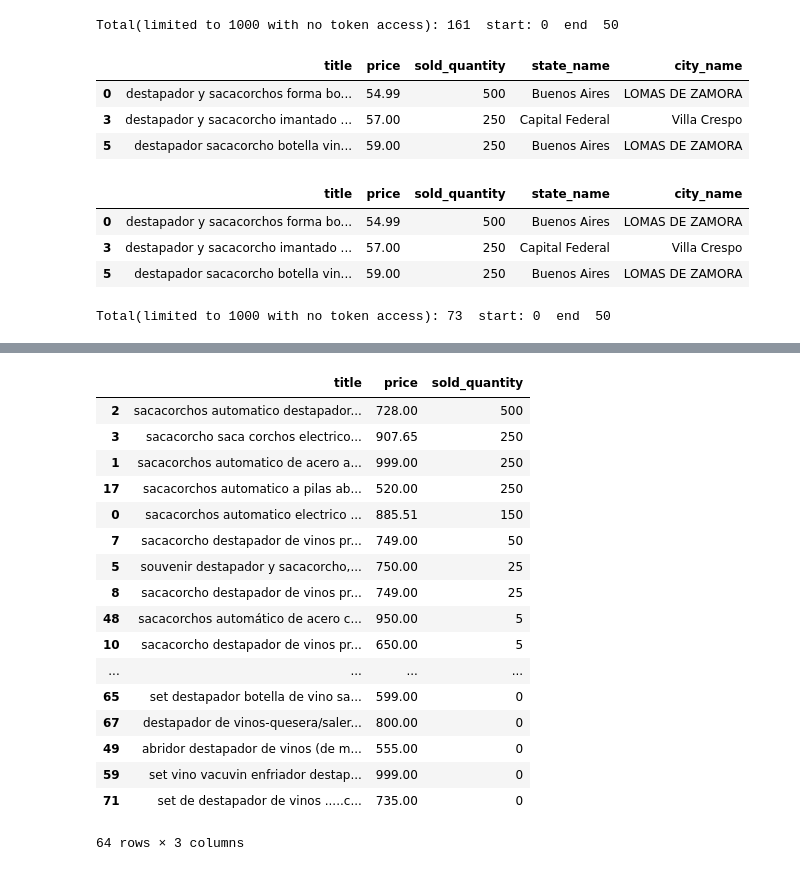
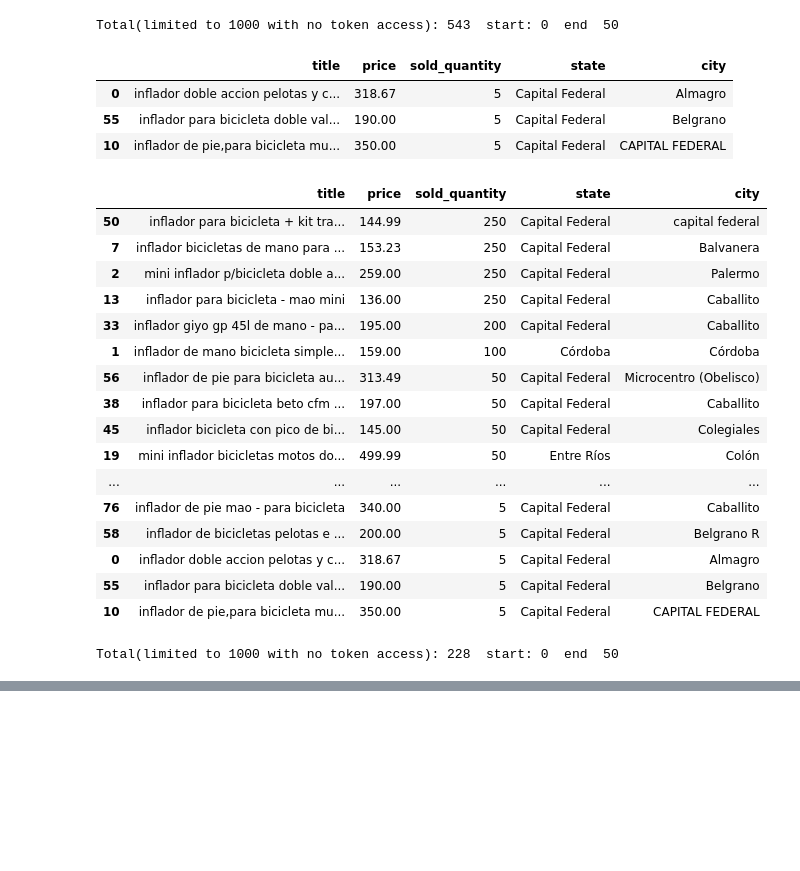
Before and after one commit to cf2018/ML, a Jupyter notebook: mercado libre python api.ipynb, the cells around one changed output, grey strips where cells are left out. Saved outputs shown, nothing was run; the diff lists cells and outputs as text; code cells hidden in the pictures; blank space fills up the shorter version.

```diff
--- a/mercado libre python api.ipynb
+++ b/mercado libre python api.ipynb
@@ -14,7 +14,7 @@ from datetime import date
 ##########################################################################################
 # PRODUCTO A BUSCAR
 
-product = "vino destapador"
+product = "inflador bicicleta"
 product_to_avoid = "xxx"
 
 min_price_list = (1,501)#,3000,8000,16000)
@@ -23,42 +23,55 @@ max_price_list = (500,1000)#,3000,8000,16000,240000)
 other_locations = "ezpeleta"
 # SI EL MAXIMO VENDIDO ES 1000, y % 0.7 SOLO MUESTRA LOS QUE VENDIERON ARRIBA DE 700
 percentage_max_sell = "0.05"
 # USED o NEW
 sell_condition = "new" #"old"
 # MINIMUM SELL FOR LOCATION
 min_sell = 1
 
 file = open("mla_results_" + product + ".csv","a+")
 
 #########################################################################################
 
 num = 0
 for price in min_price_list:
     min_price = min_price_list[num]
     max_price = max_price_list[num]
     mla_list = search_mla_return_list(product,min_price,max_price)
     #return_tuples_from_list(mla_list,product,min_price,max_price)
     max_sold = return_max_sold_from_list(mla_list,product,min_price,max_price)
     #display(HTML('<style>        table {      border-collapse: collapse;   }  table, td, th {   border: 1px solid black;            }  </style>       '))
     ranger = '$' + str(min_price) + '-$' + str(max_price)
     #display(HTML("text/html", "<h2 style='padding: 10px'>Arc</h2><table class='table table-striped'> <thead>"))
     #display(HTML('<h3><font color=green>A#######BEGIN ANY LOCATION#######PRICE RANGE ' + ranger + '#######FOUND MAX UNITS SOLD' + str(max_sold) + '#############</h3></font>'))
     #print_products_from_list(mla_list,product,sell_condition,percentage_max_sell,max_sold,min_price,max_price)
     df = return_products_from_list_pandas(mla_list,product,sell_condition,percentage_max_sell,max_sold,min_price,max_price)
     #list(df)
-    display(HTML(df.loc[:5, ['title', 'price','sold_quantity','state_name','city_name']].to_html()))
+    display(HTML(df.loc[0:10, ['title', 'price','sold_quantity','state','city']].to_html()))
     df2 = return_products_from_list_in_locations_pandas(mla_list,product,sell_condition,other_locations,0 , int(min_price), int(max_price))
     #print ("DF2: ",list(df2))
-    display(HTML(df2.loc[:5, ['title', 'price','sold_quantity','state_name','city_name']].to_html()))
+    display(HTML(df2.loc[:10, ['title', 'price','sold_quantity','state','city']].to_html()))
     num = num + 1
 # %% [output]
-Total(limited to 1000 with no token access): 161  start: 0  end  50
+Total(limited to 1000 with no token access): 543  start: 0  end  50
-|  | title | price | sold_quantity | state_name | city_name |
-| 0 | destapador y sacacorchos forma bo... | 54.99 | 500 | Buenos Aires | LOMAS DE ZAMORA |
-| 3 | destapador y sacacorcho imantado ... | 57.00 | 250 | Capital Federal | Villa Crespo |
-| 5 | destapador sacacorcho botella vin... | 59.00 | 250 | Buenos Aires | LOMAS DE ZAMORA |
+|  | title | price | sold_quantity | state | city |
+| 0 | inflador doble accion pelotas y c... | 318.67 | 5 | Capital Federal | Almagro |
+| 55 | inflador para bicicleta doble val... | 190.00 | 5 | Capital Federal | Belgrano |
+| 10 | inflador de pie,para bicicleta mu... | 350.00 | 5 | Capital Federal | CAPITAL FEDERAL |
-|  | title | price | sold_quantity | state_name | city_name |
-| 0 | destapador y sacacorchos forma bo... | 54.99 | 500 | Buenos Aires | LOMAS DE ZAMORA |
-| 3 | destapador y sacacorcho imantado ... | 57.00 | 250 | Capital Federal | Villa Crespo |
-| 5 | destapador sacacorcho botella vin... | 59.00 | 250 | Buenos Aires | LOMAS DE ZAMORA |
+|  | title | price | sold_quantity | state | city |
+| 50 | inflador para bicicleta + kit tra... | 144.99 | 250 | Capital Federal | capital federal |
+| 7 | inflador bicicletas de mano para ... | 153.23 | 250 | Capital Federal | Balvanera |
+| 2 | mini inflador p/bicicleta doble a... | 259.00 | 250 | Capital Federal | Palermo |
+| 13 | inflador para bicicleta - mao mini | 136.00 | 250 | Capital Federal | Caballito |
+| 33 | inflador giyo gp 45l de mano - pa... | 195.00 | 200 | Capital Federal | Caballito |
+| 1 | inflador de mano bicicleta simple... | 159.00 | 100 | Córdoba | Córdoba |
+| 56 | inflador de pie para bicicleta au... | 313.49 | 50 | Capital Federal | Microcentro (Obelisco) |
+| 38 | inflador para bicicleta beto cfm ... | 197.00 | 50 | Capital Federal | Caballito |
+| 45 | inflador bicicleta con pico de bi... | 145.00 | 50 | Capital Federal | Colegiales |
+| 19 | mini inflador bicicletas motos do... | 499.99 | 50 | Entre Ríos | Colón |
+| ... | ... | ... | ... | ... | ... |
+| 76 | inflador de pie mao - para bicicleta | 340.00 | 5 | Capital Federal | Caballito |
+| 58 | inflador de bicicletas pelotas e ... | 200.00 | 5 | Capital Federal | Belgrano R |
+| 0 | inflador doble accion pelotas y c... | 318.67 | 5 | Capital Federal | Almagro |
+| 55 | inflador para bicicleta doble val... | 190.00 | 5 | Capital Federal | Belgrano |
+| 10 | inflador de pie,para bicicleta mu... | 350.00 | 5 | Capital Federal | CAPITAL FEDERAL |
-Total(limited to 1000 with no token access): 73  start: 0  end  50
+Total(limited to 1000 with no token access): 228  start: 0  end  50
@@ -81,37 +112,3 @@ Total(limited to 1000 with no token access): 73  start: 0  end  50
-# %%
-df_resu = pd.DataFrame()
-
-df_temp = df.loc[:, ['title', 'price','sold_quantity','state_name','city_name']].sort_values('sold_quantity',ascending=False)
-#df_temp[:20]
-df_temp2 = df_temp
-
-df_temp2['title'] = df_temp2['title'].str.lower()
-
-for palabra in product.split(' '):
-    df_temp2 = df_temp2[ df_temp2['title'].str.contains(palabra)]
-    df_resu = df_resu.append(df_temp2)
-    #print ("R:",df_resu,"T:",df_temp2)
-
-df_temp2
-# %% [output]
-|  | title | price | sold_quantity |
-| 2 | sacacorchos automatico destapador... | 728.00 | 500 |
-| 3 | sacacorcho saca corchos electrico... | 907.65 | 250 |
-| 1 | sacacorchos automatico de acero a... | 999.00 | 250 |
-| 17 | sacacorchos automatico a pilas ab... | 520.00 | 250 |
-| 0 | sacacorchos automatico electrico ... | 885.51 | 150 |
-| 7 | sacacorcho destapador de vinos pr... | 749.00 | 50 |
-| 5 | souvenir destapador y sacacorcho,... | 750.00 | 25 |
-| 8 | sacacorcho destapador de vinos pr... | 749.00 | 25 |
-| 48 | sacacorchos automático de acero c... | 950.00 | 5 |
-| 10 | sacacorcho destapador de vinos pr... | 650.00 | 5 |
-| ... | ... | ... | ... |
-| 65 | set destapador botella de vino sa... | 599.00 | 0 |
-| 67 | destapador de vinos-quesera/saler... | 800.00 | 0 |
-| 49 | abridor destapador de vinos (de m... | 555.00 | 0 |
-| 59 | set vino vacuvin enfriador destap... | 999.00 | 0 |
-| 71 | set de destapador de vinos .....c... | 735.00 | 0 |
-64 rows × 3 columns
 # %%
 
 def check_ALL_list_in_title(list,string ):
```
Also changed, not shown: parts of 2 cells of this notebook.
